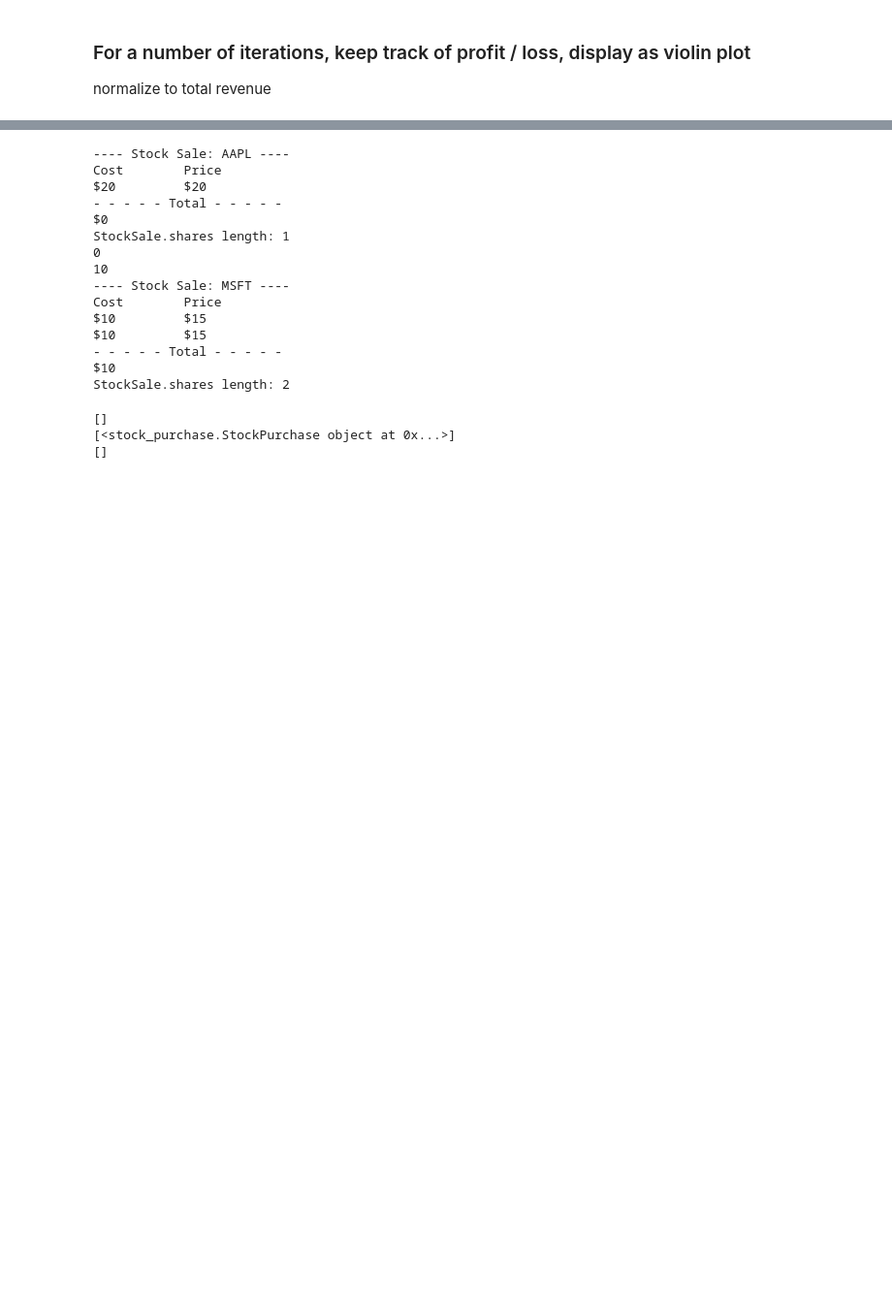
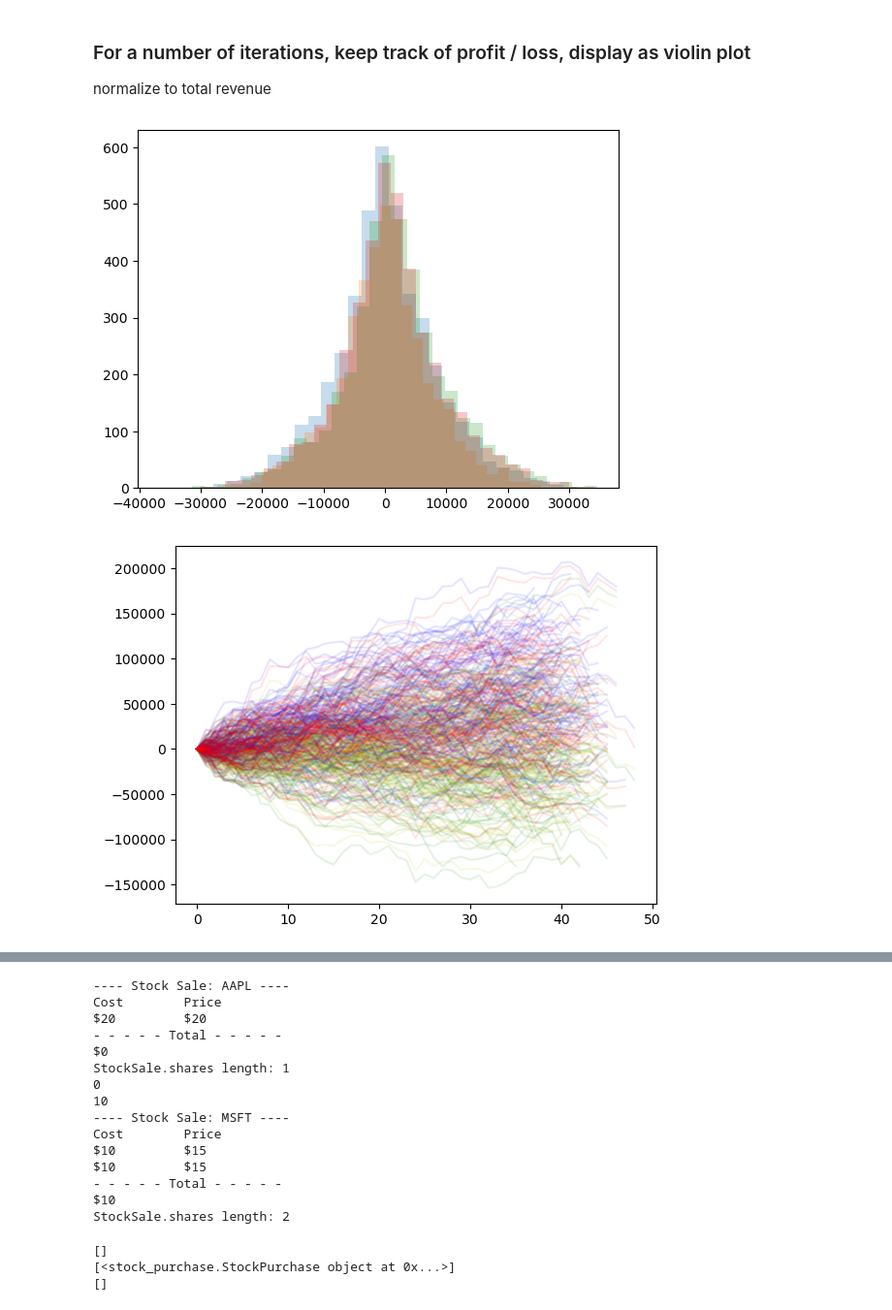
Before and after one commit to AlanBeem/AD325_Project1, a Jupyter notebook: main.ipynb, the cells around one changed output, grey strips where cells are left out. Shown at 97% size. Cells and saved outputs as stored; diff of their text form; code cells hidden in the pictures; blank space fills up the shorter version.

```diff
--- a/main.ipynb
+++ b/main.ipynb
@@ -167,0 +205,52 @@ num_iterations = 100
+# %%
+num_iterations = 100  # a runtime for 100 iterations: 42.8s
+total_revenues_by_iteration = []
+profit_per_bot_per_iteration = [[] for b in range(4)]
+accumulated_profits_per_bot_per_iteration = [[] for b in range(4)]
+class DataPoint:
+    def __init__(self, total_revenue, bots_profit: list[float]) -> None:
+        self.total_revenue = total_revenue
+        self.bots_profit = bots_profit
+        self.sort_by_index = 2
+    def __lt__(self, other):
+        return self.bots_profit[self.sort_by_index] < other.bots_profit[self.sort_by_index]  # for sorting by index (could also sort by linear combination)
+data_points = []
+histogram_by_bots = [[] for bot in range(4)]
+for iteration in range(num_iterations):
+    #
+    # Hypothesis: the more bots buy at first (build up portfolios with (maybe not a uniform distribution of prices ... )) the greater the differences in profit (normalized to total revenue? yea this second part is a tautology from the first)
+    #  (for a fixed proportion of portfolio, of sales)
+    testing_buy_sell_string = generate_buy_sell_lines_string(['AAPL', 'MSFT', 'TSLA', 'NVDA'], 100, 20, 200)[0]
+    # 1 bot/firm per strategy
+    testing_bot_sell = TradingBot(10000)
+    testing_bot_random = TradingBot(10000)
+    testing_bot_optimal_1 = TradingBot(10000)
+    testing_bot_optimal_2 = TradingBot(10000)
+    bots = [testing_bot_sell, testing_bot_random, testing_bot_optimal_1, testing_bot_optimal_2]
+    # interpret string as buy and sell, for each selling behavior, append total profit to appropriate list
+    string_to_trading_bot(testing_buy_sell_string, testing_bot_sell, 1)
+    total_revenues_by_iteration.append(testing_bot_sell.report_revenue())
+    profit_per_bot_per_iteration[0].append(testing_bot_sell.report_profit())
+    string_to_trading_bot(testing_buy_sell_string, testing_bot_random, 2)
+    profit_per_bot_per_iteration[1].append(testing_bot_random.report_profit())
+    string_to_trading_bot(testing_buy_sell_string, testing_bot_optimal_1, 3)
+    profit_per_bot_per_iteration[2].append(testing_bot_optimal_1.report_profit())
+    string_to_trading_bot(testing_buy_sell_string, testing_bot_optimal_2, 4)
+    profit_per_bot_per_iteration[3].append(testing_bot_optimal_2.report_profit())
+    # get data before the next iteration
+    for sell_i, random_i, optimal_1_i, optimal_2_i in zip(testing_bot_sell.profit_per_sell, testing_bot_random.profit_per_sell, testing_bot_optimal_1.profit_per_sell, testing_bot_optimal_2.profit_per_sell):
+        data_points.append(DataPoint(testing_bot_sell.report_revenue(), [sell_i, random_i, optimal_1_i, optimal_2_i]))
+        histogram_by_bots[0].append(sell_i)
+        histogram_by_bots[1].append(random_i)
+        histogram_by_bots[2].append(optimal_1_i)
+        histogram_by_bots[3].append(optimal_2_i)
+    for b_i, each_bot in zip(range(len(bots)), bots):
+        accumulated_profits_per_bot_per_iteration[b_i].append(each_bot.report_accumulated_profit())
+    # zip then sort: from https://stackoverflow.com/a/11601991
+    #
+    # add this to each iteration then merge them all? probably just sort them, it's small data
+zipped_histogram = zip(histogram_by_bots[0], histogram_by_bots[1], histogram_by_bots[2], histogram_by_bots[3])
+sorted_zipped_hist = sorted(zipped_histogram, key=lambda b: b[2])  # sort by Optimal 1  # https://www.geeksforgeeks.org/python-ways-to-sort-a-zipped-list-by-values/
+# %% [output]
+[figure, added]
+[figure, added]
```
Also changed, not shown: parts of 14 cells of this notebook, 2 other files.
